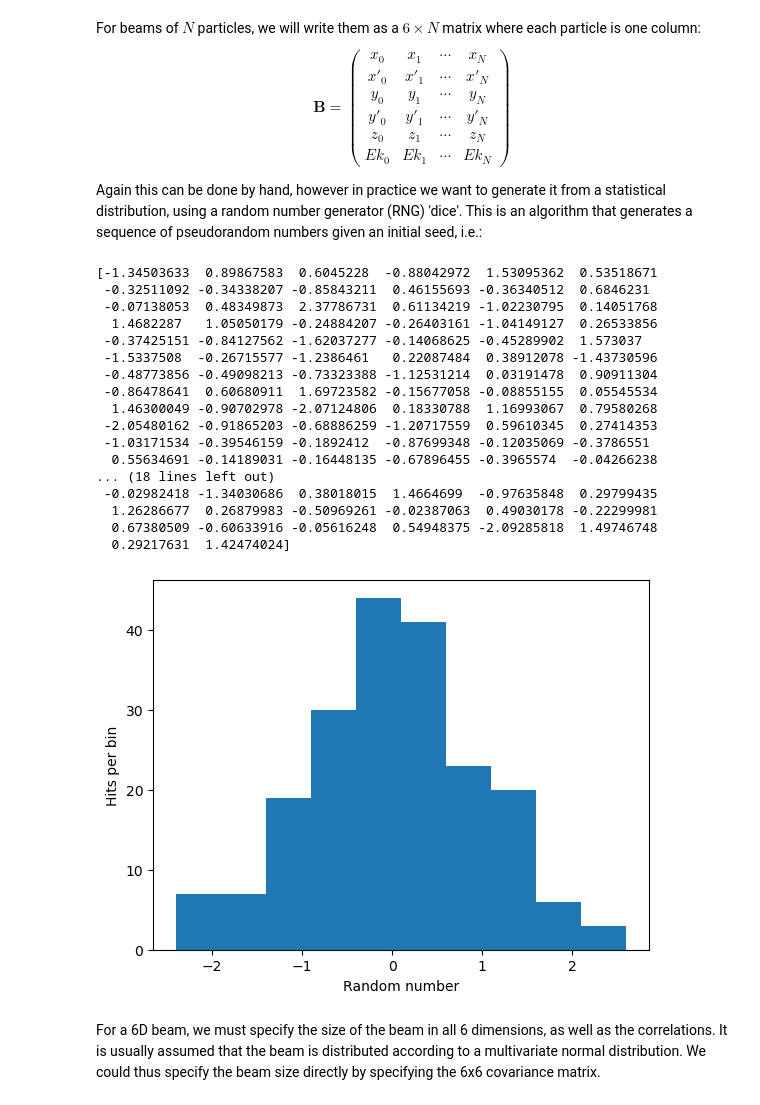
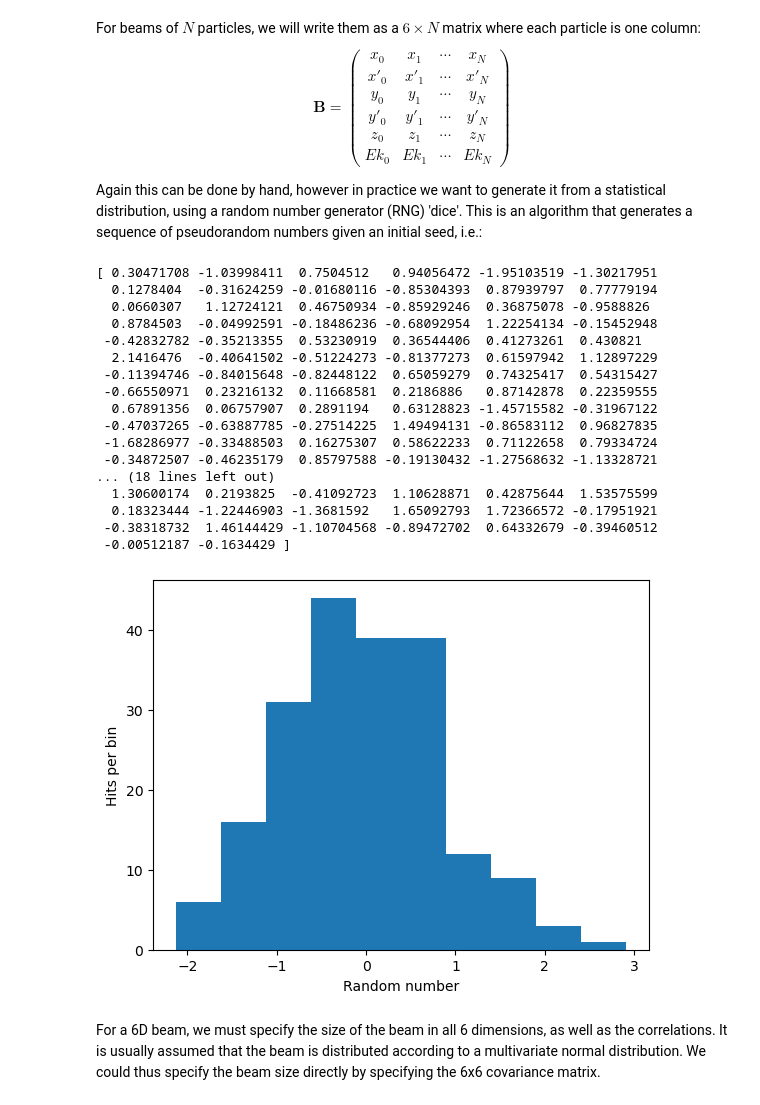
Before and after one commit to AcceleratorPhysicsUiO/FYS4565-codelibrary, a Jupyter notebook: Example - ParticleBeamManager.ipynb, the cells around one changed output. Saved outputs shown, nothing was run; the diff lists cells and outputs as text; code cells hidden in the pictures.

```diff
--- a/Example - ParticleBeamManager.ipynb
+++ b/Example - ParticleBeamManager.ipynb
@@ -64,36 +64,38 @@ $$
 Again this can be done by hand, however in practice we want to generate it from a statistical distribution, using a random number generator (RNG) 'dice'.
 This is an algorithm that generates a sequence of pseudorandom numbers given an initial seed, i.e.:
 # %%
-#Initialize a random number generator (RNG) 'dice'
-RNG = np.random.default_rng()
+#Initialize a random number generator (RNG) 'dice' with seed=42
+# Empty argument means initialize from current time (or similar)
+# Giving a seed makes it produce the same sequence of numbers every time we run the notebook
+RNG = np.random.default_rng(42)
 #Generate 200 random numbers from Gaussian distribution (also known as "Normal Distribution" or "Bell curve")
 r = RNG.normal(loc=0.0, scale=1.0, size=200)
 print(r)
 
 #Plot a histogram
 plt.hist(r)
 plt.xlabel('Random number')
 plt.ylabel('Hits per bin')
 plt.show()
 # %% [output]
-[-1.34503633  0.89867583  0.6045228  -0.88042972  1.53095362  0.53518671
- -0.32511092 -0.34338207 -0.85843211  0.46155693 -0.36340512  0.6846231
- -0.07138053  0.48349873  2.37786731  0.61134219 -1.02230795  0.14051768
-  1.4682287   1.05050179 -0.24884207 -0.26403161 -1.04149127  0.26533856
- -0.37425151 -0.84127562 -1.62037277 -0.14068625 -0.45289902  1.573037
- -1.5337508  -0.26715577 -1.2386461   0.22087484  0.38912078 -1.43730596
- -0.48773856 -0.49098213 -0.73323388 -1.12531214  0.03191478  0.90911304
- -0.86478641  0.60680911  1.69723582 -0.15677058 -0.08855155  0.05545534
-  1.46300049 -0.90702978 -2.07124806  0.18330788  1.16993067  0.79580268
- -2.05480162 -0.91865203 -0.68886259 -1.20717559  0.59610345  0.27414353
- -1.03171534 -0.39546159 -0.1892412  -0.87699348 -0.12035069 -0.3786551
-  0.55634691 -0.14189031 -0.16448135 -0.67896455 -0.3965574  -0.04266238
+[ 0.30471708 -1.03998411  0.7504512   0.94056472 -1.95103519 -1.30217951
+  0.1278404  -0.31624259 -0.01680116 -0.85304393  0.87939797  0.77779194
+  0.0660307   1.12724121  0.46750934 -0.85929246  0.36875078 -0.9588826
+  0.8784503  -0.04992591 -0.18486236 -0.68092954  1.22254134 -0.15452948
+ -0.42832782 -0.35213355  0.53230919  0.36544406  0.41273261  0.430821
+  2.1416476  -0.40641502 -0.51224273 -0.81377273  0.61597942  1.12897229
+ -0.11394746 -0.84015648 -0.82448122  0.65059279  0.74325417  0.54315427
+ -0.66550971  0.23216132  0.11668581  0.2186886   0.87142878  0.22359555
+  0.67891356  0.06757907  0.2891194   0.63128823 -1.45715582 -0.31967122
+ -0.47037265 -0.63887785 -0.27514225  1.49494131 -0.86583112  0.96827835
+ -1.68286977 -0.33488503  0.16275307  0.58622233  0.71122658  0.79334724
+ -0.34872507 -0.46235179  0.85797588 -0.19130432 -1.27568632 -1.13328721
 ... (18 lines left out)
- -0.02982418 -1.34030686  0.38018015  1.4664699  -0.97635848  0.29799435
-  1.26286677  0.26879983 -0.50969261 -0.02387063  0.49030178 -0.22299981
-  0.67380509 -0.60633916 -0.05616248  0.54948375 -2.09285818  1.49746748
-  0.29217631  1.42474024]
+  1.30600174  0.2193825  -0.41092723  1.10628871  0.42875644  1.53575599
+  0.18323444 -1.22446903 -1.3681592   1.65092793  1.72366572 -0.17951921
+ -0.38318732  1.46144429 -1.10704568 -0.89472702  0.64332679 -0.39460512
+ -0.00512187 -0.1634429 ]
-[figure, old version]
+[figure, new version]
 # %% [markdown]
 For a 6D beam, we must specify the size of the beam in all 6 dimensions, as well as the correlations.
 It is usually assumed that the beam is distributed according to a multivariate normal distribution.
```
Also changed, not shown: parts of 8 cells of this notebook, 1 other file.
